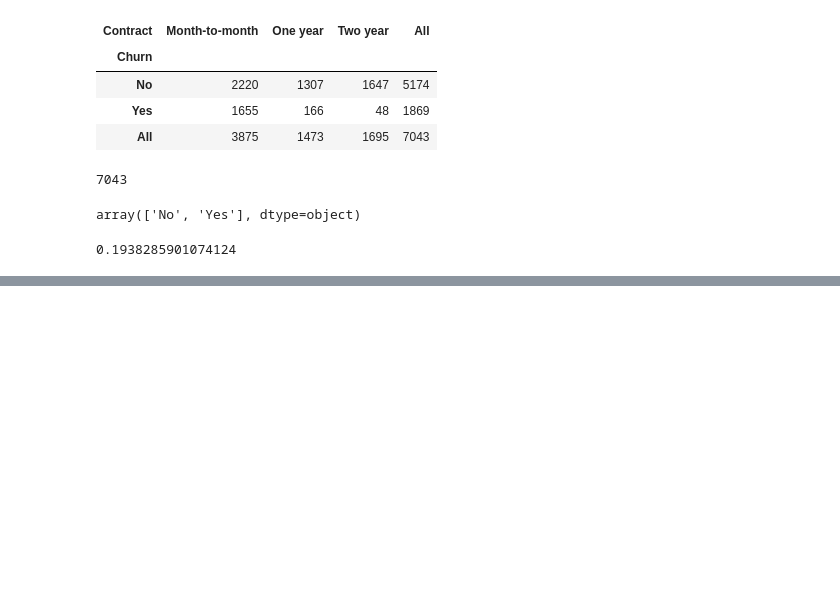
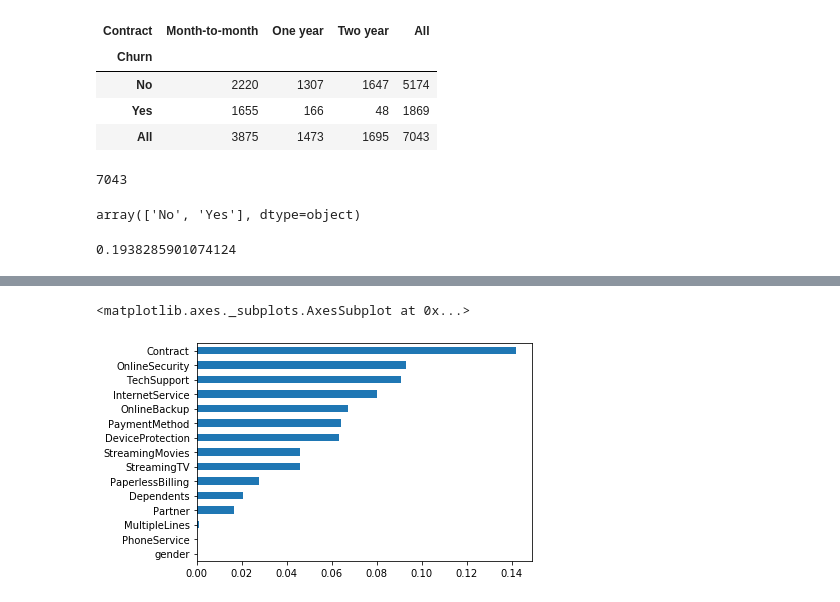
Before and after one commit to haythemmz/churn_prediction, a Jupyter notebook: EDA.ipynb, the cells around one changed output, grey strips where cells are left out. Cells and saved outputs as stored; diff of their text form; code cells hidden in the pictures; blank space fills up the shorter version.

Commit message:
dealing with data

```diff
--- a/EDA.ipynb
+++ b/EDA.ipynb
@@ -84,3 +89,5 @@ df = df[df["TotalCharges"].notnull()]
+# %%
+df["TotalCharges"]=df["TotalCharges"].astype(float)
 # %%
 df['Churn'].value_counts()
 # %% [output]
@@ -157,4 +164,4 @@ def corr(variable):
 # %% [output]
 0.1938285901074124
 # %%
-categoricals=df.select_dtypes(include='object').drop(["TotalCharges","Churn"],axis=1).keys()
+categoricals=df.select_dtypes(include='object').drop(["Churn","customerID"],axis=1).keys()
@@ -169,0 +185,12 @@ pd.Series(data=chi_dict).sort_values().plot(kind='barh')
+# %%
+def information_gain(cal):
+    Class_target=df["Churn"].unique()
+    all_points=df.shape[0]
+    start_entropy=-sum([(df["Churn"].value_counts(normalize=True)[c])*math.log2(df["Churn"].value_counts(normalize=True)[c]) for c in Class_target ])
+    Class_variable=df[cal].unique()
+    end_entropy=0
+    for c in Class_variable:
+        sub_df=df[df[cal]==c]
+        all_points_variable=sub_df.shape[0]
+        end_entropy += - (all_points_variable/all_points) * sum([(sub_df["Churn"].value_counts(normalize=True)[c])*math.log2(sub_df["Churn"].value_counts(normalize=True)[c]) for c in Class_target ])
+    return start_entropy - end_entropy
@@ -169,0 +201,4 @@ pd.Series(data=chi_dict).sort_values().plot(kind='barh')
+# %%
+entropy_dict={}
+for cal in categoricals:
+    entropy_dict[cal]=information_gain(cal)
@@ -169,0 +223,5 @@ pd.Series(data=chi_dict).sort_values().plot(kind='barh')
+# %%
+pd.Series(data=entropy_dict).sort_values().plot(kind='barh')
+# %% [output]
+<matplotlib.axes._subplots.AxesSubplot at 0x...>
+[figure, added]
```
Also changed, not shown: parts of 8 cells of this notebook.
